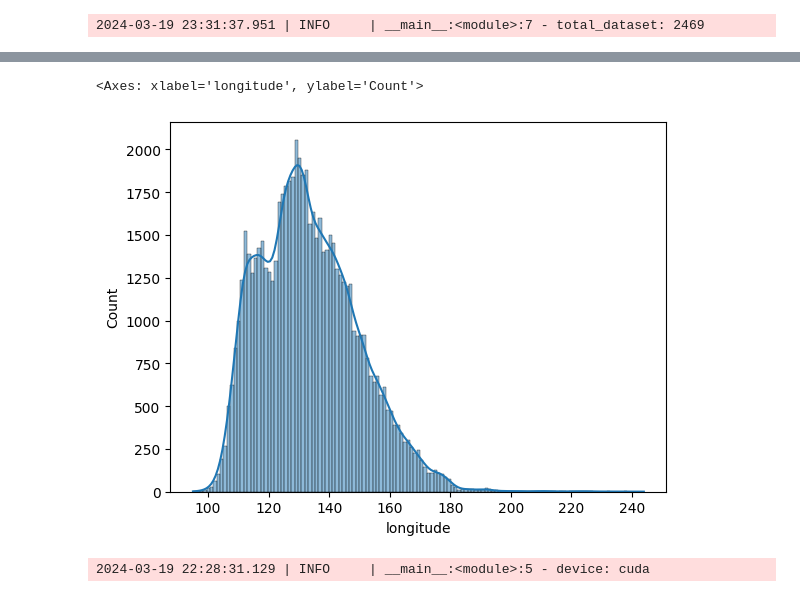
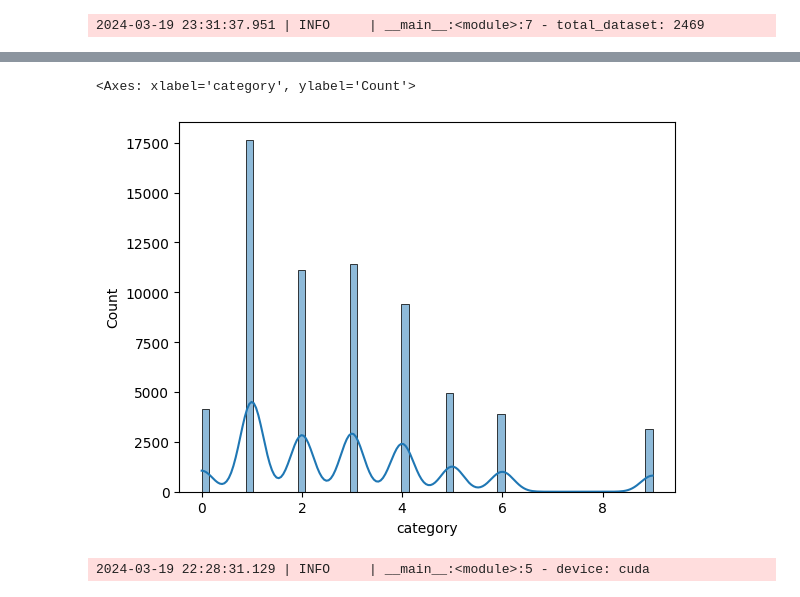
Before and after one commit to HQU-gxy/hurricane_stuff, a Jupyter notebook: LSTM.ipynb, the cells around one changed output, grey strips where cells are left out. Drawn from its saved outputs; the diff is of its cells as text; code cells hidden in the pictures.

```diff
--- a/LSTM.ipynb
+++ b/LSTM.ipynb
@@ -244,10 +244,10 @@ shape: (9, 10)
 # %%
 import seaborn as sns
 
-sns.histplot(df_filtered.to_pandas(), x="longitude", kde=True)
+sns.histplot(df_filtered.to_pandas(), x="category", kde=True)
 # %% [output]
-<Axes: xlabel='longitude', ylabel='Count'>
+<Axes: xlabel='category', ylabel='Count'>
-[figure, old version]
+[figure, new version]
 # %%
 import torch
 
```
Also changed, not shown: parts of 1 cell of this notebook.
